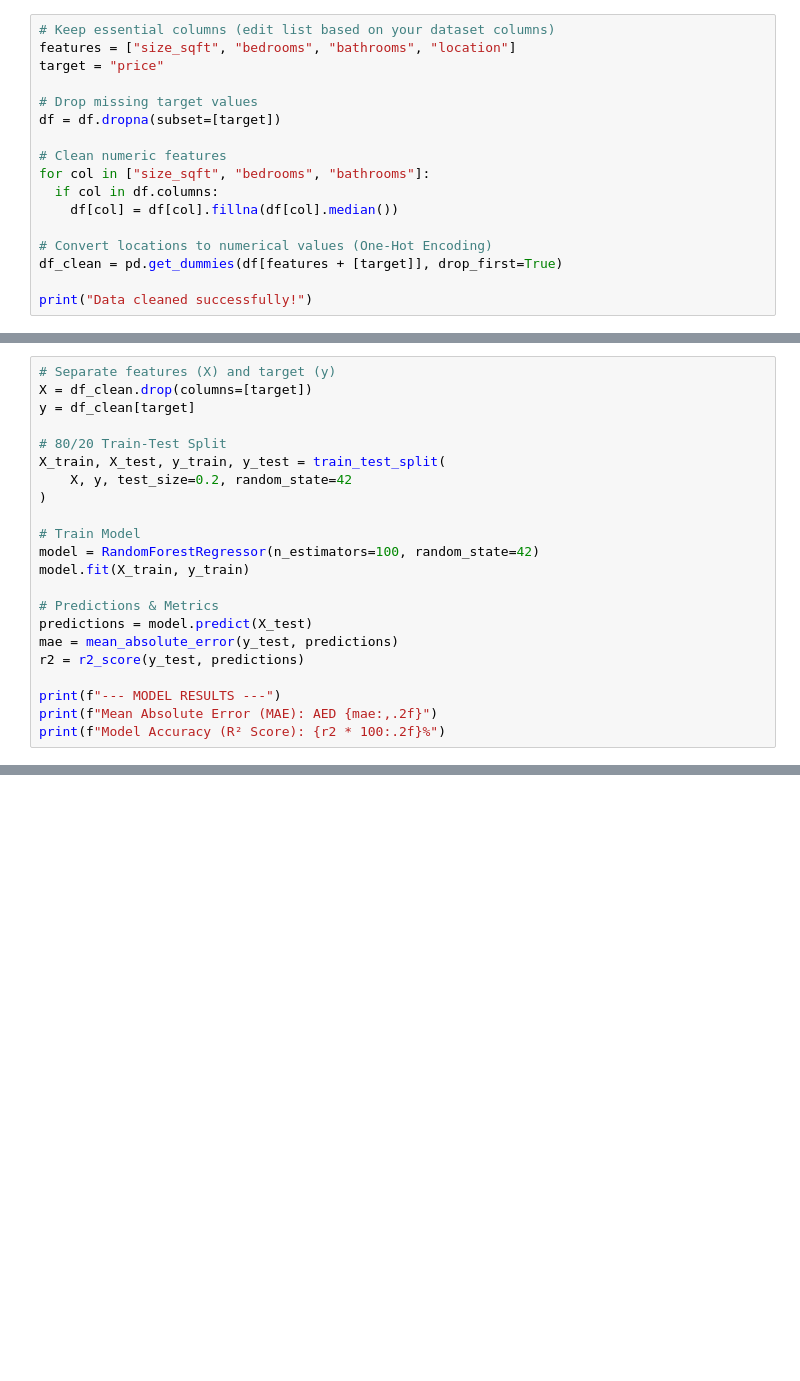
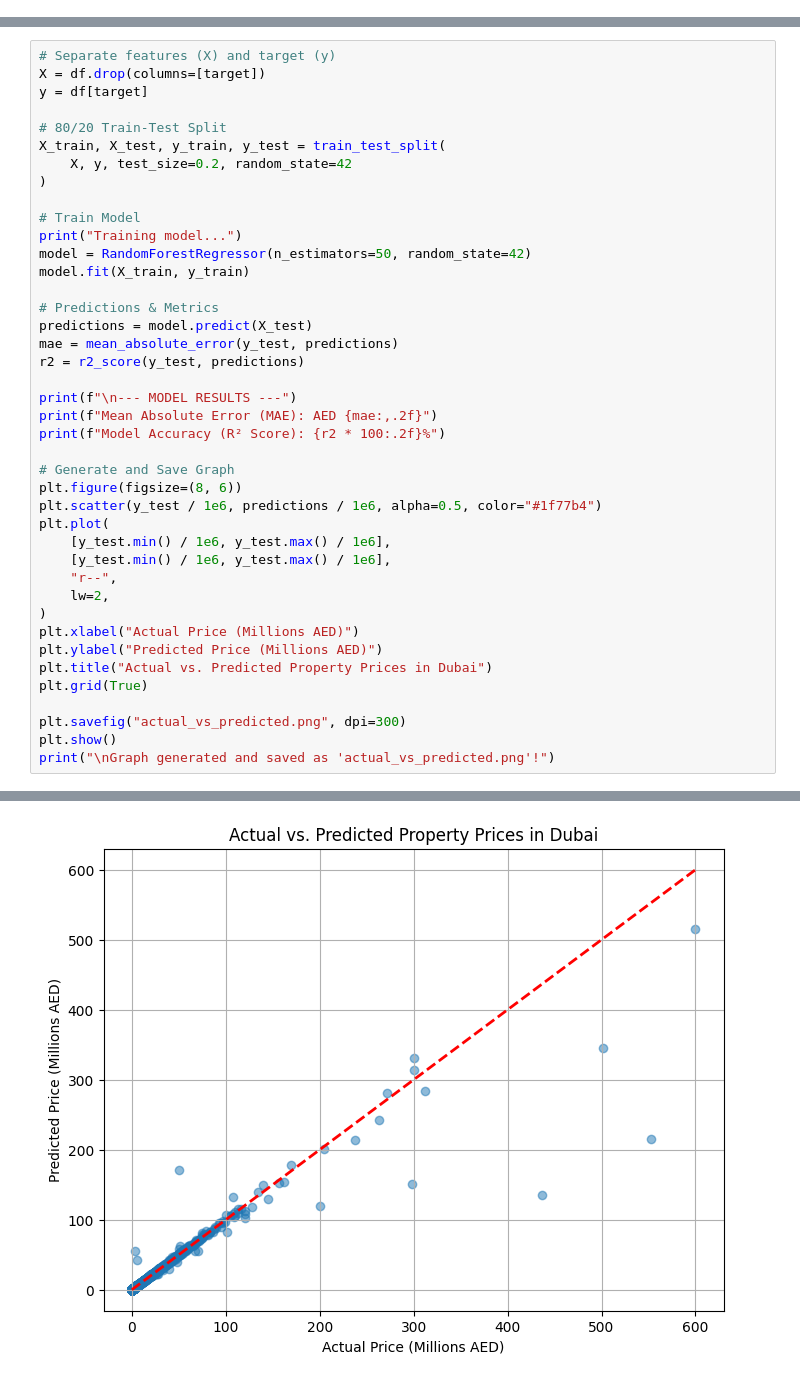
Before and after one commit to BilalKhanAI/Dubai-Real-Estate-Price-Prediction, a Jupyter notebook: Dubai_Housing_Prediction.ipynb, the cells around one changed output, grey strips where cells are left out. Saved outputs shown, nothing was run; the diff lists cells and outputs as text; blank space fills up the shorter version.

```diff
--- a/Dubai_Housing_Prediction.ipynb
+++ b/Dubai_Housing_Prediction.ipynb
@@ -17,17 +2,0 @@ df.head()
-# %%
-# Keep essential columns (edit list based on your dataset columns)
-features = ["size_sqft", "bedrooms", "bathrooms", "location"]
-target = "price"
-
-# Drop missing target values
-df = df.dropna(subset=[target])
-
-# Clean numeric features
-for col in ["size_sqft", "bedrooms", "bathrooms"]:
-  if col in df.columns:
-    df[col] = df[col].fillna(df[col].median())
-
-# Convert locations to numerical values (One-Hot Encoding)
-df_clean = pd.get_dummies(df[features + [target]], drop_first=True)
-
-print("Data cleaned successfully!")
@@ -34,7 +37,7 @@ print("Data cleaned successfully!")
 # %%
 # Separate features (X) and target (y)
-X = df_clean.drop(columns=[target])
-y = df_clean[target]
+X = df.drop(columns=[target])
+y = df[target]
 
 # 80/20 Train-Test Split
 X_train, X_test, y_train, y_test = train_test_split(
@@ -42,7 +45,8 @@ X_train, X_test, y_train, y_test = train_test_split(
 )
 
 # Train Model
-model = RandomForestRegressor(n_estimators=100, random_state=42)
+print("Training model...")
+model = RandomForestRegressor(n_estimators=50, random_state=42)
 model.fit(X_train, y_train)
 
 # Predictions & Metrics
@@ -50,6 +54,25 @@ predictions = model.predict(X_test)
 mae = mean_absolute_error(y_test, predictions)
 r2 = r2_score(y_test, predictions)
 
-print(f"--- MODEL RESULTS ---")
+print(f"\n--- MODEL RESULTS ---")
 print(f"Mean Absolute Error (MAE): AED {mae:,.2f}")
 print(f"Model Accuracy (R² Score): {r2 * 100:.2f}%")
+
+# Generate and Save Graph
+plt.figure(figsize=(8, 6))
+plt.scatter(y_test / 1e6, predictions / 1e6, alpha=0.5, color="#1f77b4")
+plt.plot(
+    [y_test.min() / 1e6, y_test.max() / 1e6],
+    [y_test.min() / 1e6, y_test.max() / 1e6],
+    "r--",
+    lw=2,
+)
+plt.xlabel("Actual Price (Millions AED)")
+plt.ylabel("Predicted Price (Millions AED)")
+plt.title("Actual vs. Predicted Property Prices in Dubai")
+plt.grid(True)
+
+plt.savefig("actual_vs_predicted.png", dpi=300)
+plt.show()
+print("\nGraph generated and saved as 'actual_vs_predicted.png'!")
+# %% [output]
@@ -55,0 +84 @@ print(f"Model Accuracy (R² Score): {r2 * 100:.2f}%")
+[figure, added]
```
Also changed, not shown: parts of 4 cells of this notebook.
